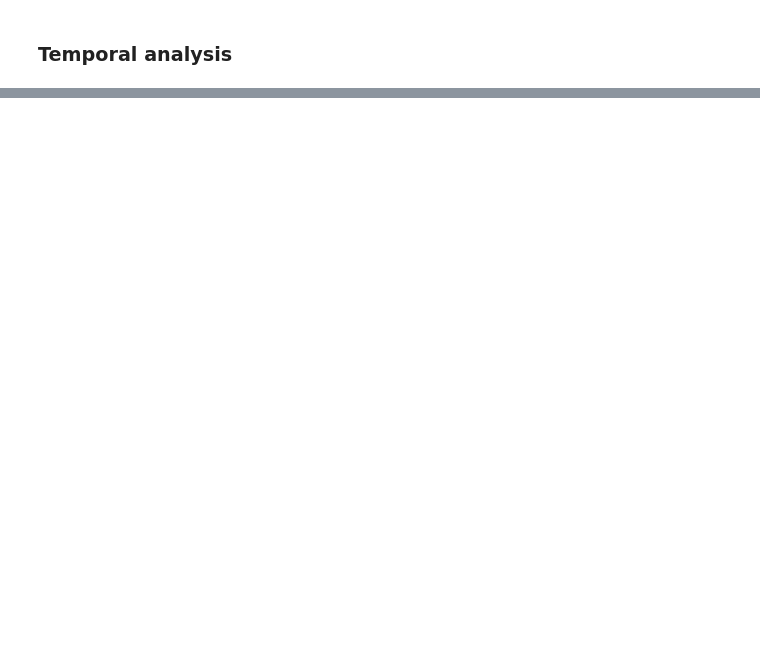
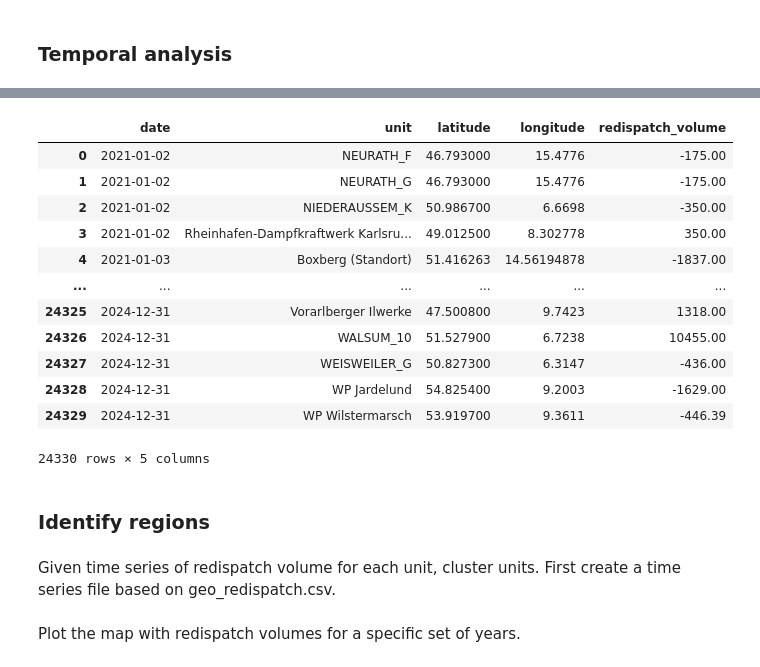
Before and after one commit to teodora-dobos/redispatch, a Jupyter notebook: redispatch/analysis.ipynb, the cells around one changed output, grey strips where cells are left out. Cells and saved outputs as stored; diff of their text form; code cells hidden in the pictures; blank space fills up the shorter version.

```diff
--- a/redispatch/analysis.ipynb
+++ b/redispatch/analysis.ipynb
@@ -102,0 +308,20 @@ plt.show()
+# %%
+create_time_series_unit('data/output/geo_redispatch_data.csv')
+# %% [output]
+|  | date | unit | latitude | longitude | redispatch_volume |
+| 0 | 2021-01-02 | NEURATH_F | 46.793000 | 15.4776 | -175.00 |
+| 1 | 2021-01-02 | NEURATH_G | 46.793000 | 15.4776 | -175.00 |
+| 2 | 2021-01-02 | NIEDERAUSSEM_K | 50.986700 | 6.6698 | -350.00 |
+| 3 | 2021-01-02 | Rheinhafen-Dampfkraftwerk Karlsru... | 49.012500 | 8.302778 | 350.00 |
+| 4 | 2021-01-03 | Boxberg (Standort) | 51.416263 | 14.56194878 | -1837.00 |
+| ... | ... | ... | ... | ... | ... |
+| 24325 | 2024-12-31 | Vorarlberger Ilwerke | 47.500800 | 9.7423 | 1318.00 |
+| 24326 | 2024-12-31 | WALSUM_10 | 51.527900 | 6.7238 | 10455.00 |
+| 24327 | 2024-12-31 | WEISWEILER_G | 50.827300 | 6.3147 | -436.00 |
+| 24328 | 2024-12-31 | WP Jardelund | 54.825400 | 9.2003 | -1629.00 |
+| 24329 | 2024-12-31 | WP Wilstermarsch | 53.919700 | 9.3611 | -446.39 |
+24330 rows × 5 columns
+# %% [markdown]
+### Identify regions
+# %% [markdown]
+Given time series of redispatch volume for each unit, cluster units. First create a time series file based on geo_redispatch.csv.
@@ -102,0 +357,2 @@ plt.show()
+# %% [markdown]
+Plot the map with redispatch volumes for a specific set of years.
```
Also changed, not shown: parts of 34 cells of this notebook.
